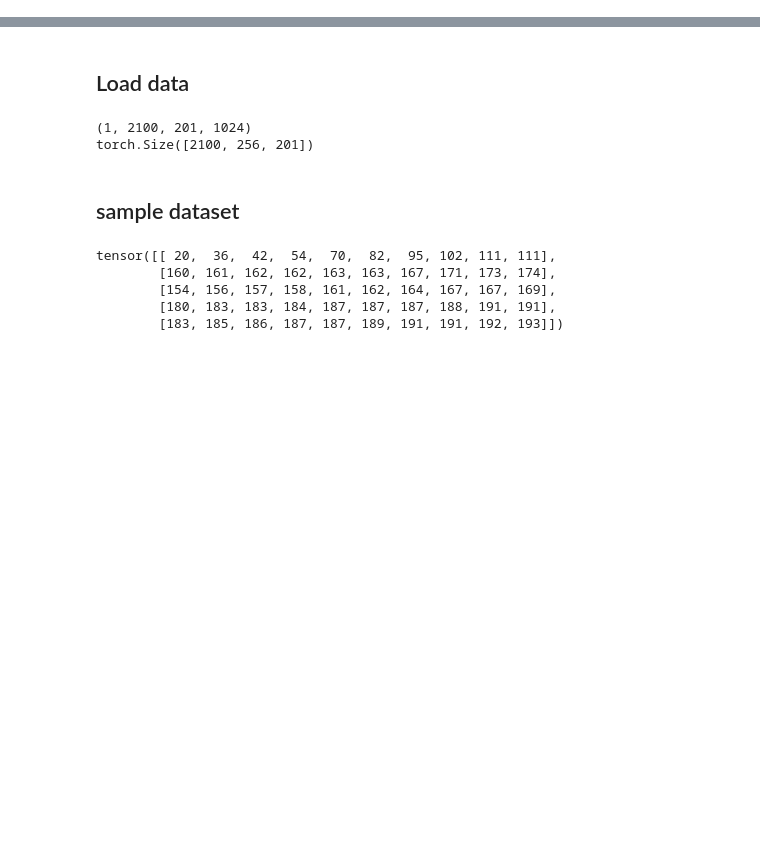
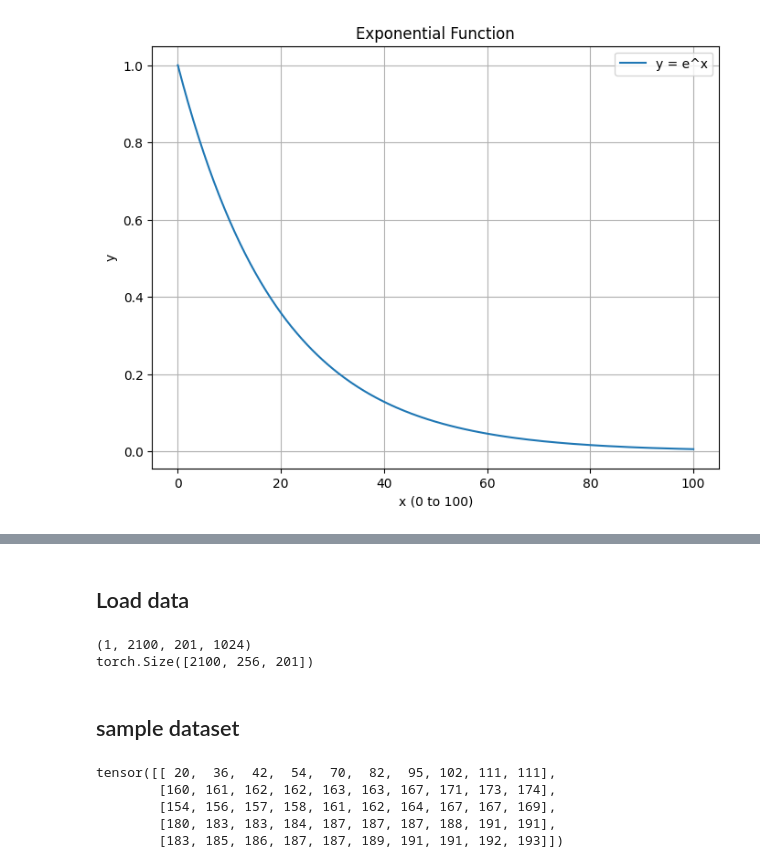
Before and after one commit to seuncoker/constant_autoregression, a Jupyter notebook: correlation_analysis.ipynb, the cells around one changed output, grey strips where cells are left out. Cells and saved outputs as stored; diff of their text form; code cells hidden in the pictures; blank space fills up the shorter version.

```diff
--- a/correlation_analysis.ipynb
+++ b/correlation_analysis.ipynb
@@ -3,3 +3,41 @@ import numpy as np
 from scipy.stats import pearsonr
 import torch
 import matplotlib.pyplot as plt
+# %%
+L = 100
+
+a_e = 1
+a_s = 0
+# c =  [ max( a_e, a_e+(a_s-a_e)*(1-(i/L))) for i in range(L)]
+
+# plt.plot(torch.arange(100), c)
+# %%
+import numpy as np
+import matplotlib.pyplot as plt
+
+# Generate x values from 0 to 100
+x = np.linspace(0, 100, 400)
+
+# Calculate y values using the exponential function
+y =a_e + (a_s-a_e)*0.95**x
+
+# Create the plot
+plt.figure(figsize=(8, 6))
+plt.plot(x, y, label='y = e^x')
+
+# Set labels and title
+plt.xlabel('x (0 to 100)')
+plt.ylabel('y')
+plt.title('Exponential Function')
+
+# Remove the y-axis limits
+# plt.ylim(0, 10)
+
+# Add a legend
+plt.legend()
+
+# Show the plot
+plt.grid(True)
+plt.show()
+# %% [output]
+[figure, added]
```
Also changed, not shown: parts of 19 cells of this notebook, 38 other files.
